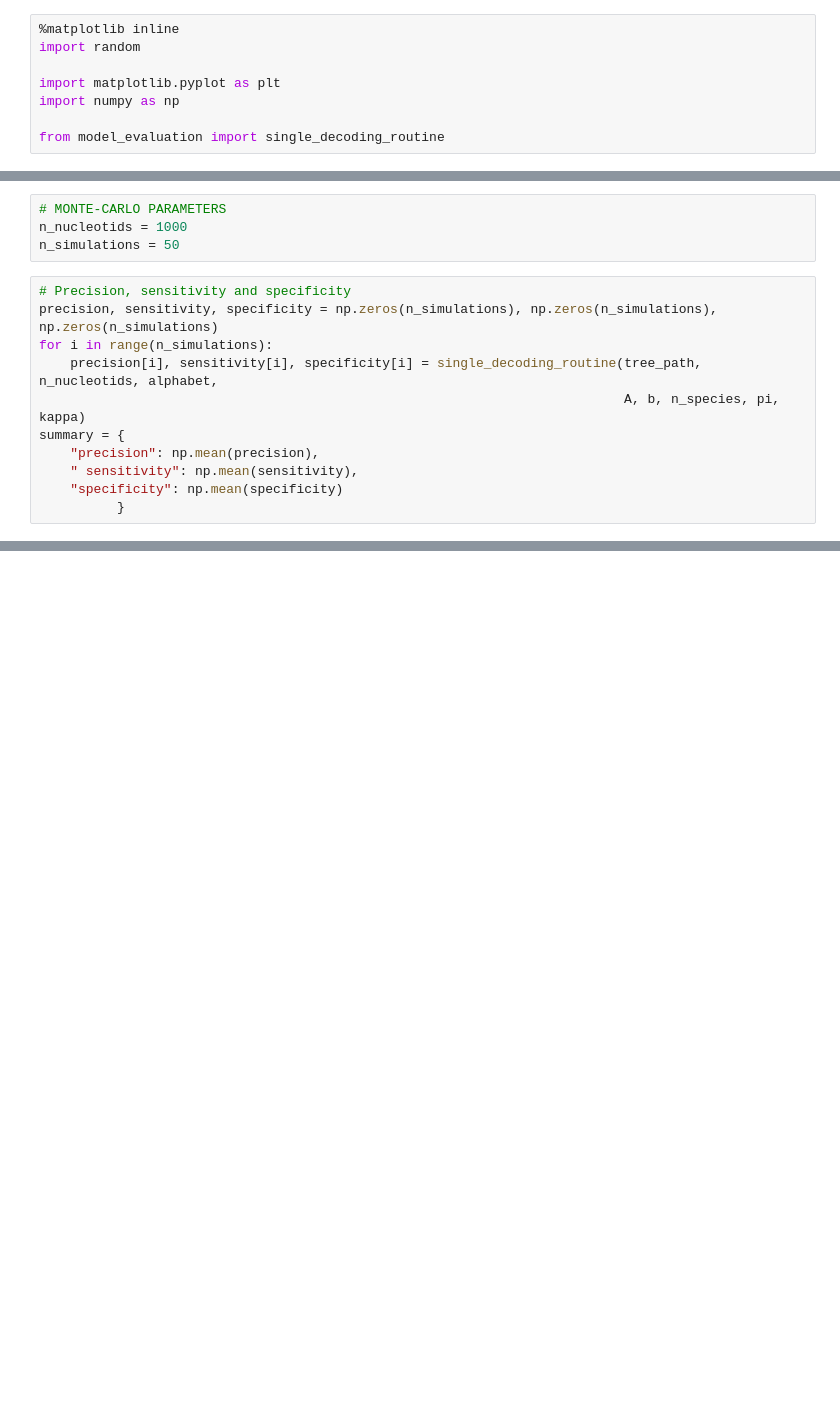
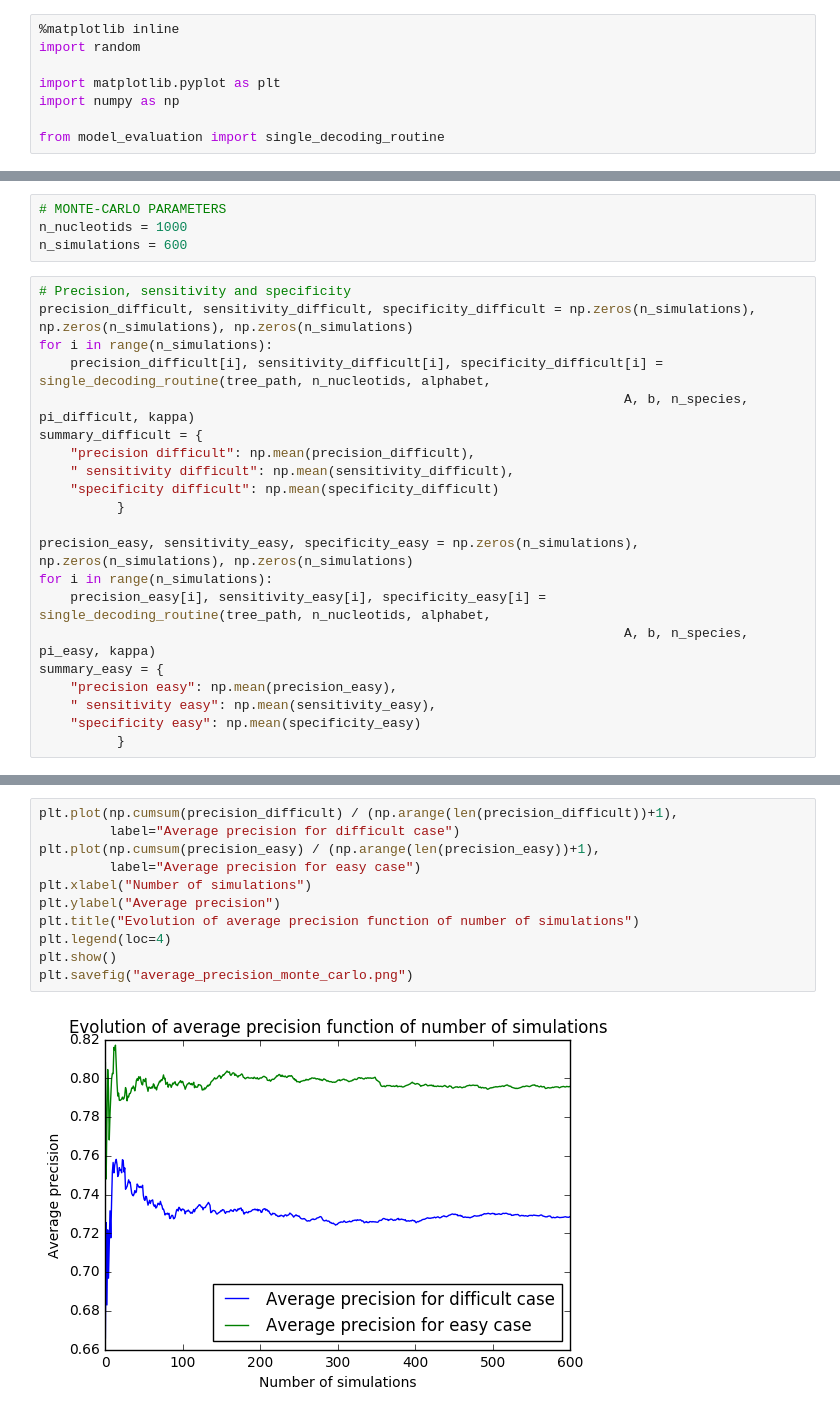
Before and after one commit to zaccharieramzi/phylo-hmm, a Jupyter notebook: experiences_zac.ipynb, the cells around one changed output, grey strips where cells are left out. Cells and saved outputs as stored; diff of their text form; blank space fills up the shorter version.

Commit message:
made justification for monte carlo simulations number

```diff
--- a/experiences_zac.ipynb
+++ b/experiences_zac.ipynb
@@ -40,15 +44,25 @@ kappa = np.array([2.3, 2.7, 4.3, 5.4])
 # %%
 # MONTE-CARLO PARAMETERS
 n_nucleotids = 1000
-n_simulations = 50
+n_simulations = 600
 # %%
 # Precision, sensitivity and specificity
-precision, sensitivity, specificity = np.zeros(n_simulations), np.zeros(n_simulations), np.zeros(n_simulations)
+precision_difficult, sensitivity_difficult, specificity_difficult = np.zeros(n_simulations), np.zeros(n_simulations), np.zeros(n_simulations)
 for i in range(n_simulations):
-    precision[i], sensitivity[i], specificity[i] = single_decoding_routine(tree_path, n_nucleotids, alphabet,
-                                                                           A, b, n_species, pi, kappa)
-summary = {
-    "precision": np.mean(precision),
-    " sensitivity": np.mean(sensitivity),
-    "specificity": np.mean(specificity)
+    precision_difficult[i], sensitivity_difficult[i], specificity_difficult[i] = single_decoding_routine(tree_path, n_nucleotids, alphabet,
+                                                                           A, b, n_species, pi_difficult, kappa)
+summary_difficult = {
+    "precision difficult": np.mean(precision_difficult),
+    " sensitivity difficult": np.mean(sensitivity_difficult),
+    "specificity difficult": np.mean(specificity_difficult)
           }
+
+precision_easy, sensitivity_easy, specificity_easy = np.zeros(n_simulations), np.zeros(n_simulations), np.zeros(n_simulations)
+for i in range(n_simulations):
+    precision_easy[i], sensitivity_easy[i], specificity_easy[i] = single_decoding_routine(tree_path, n_nucleotids, alphabet,
+                                                                           A, b, n_species, pi_easy, kappa)
+summary_easy = {
+    "precision easy": np.mean(precision_easy),
+    " sensitivity easy": np.mean(sensitivity_easy),
+    "specificity easy": np.mean(specificity_easy)
+          }
@@ -72,0 +75,13 @@ array([[ 0.23754968,  0.18012877,  0.23012647,  0.35219508],
+# %%
+plt.plot(np.cumsum(precision_difficult) / (np.arange(len(precision_difficult))+1),
+         label="Average precision for difficult case")
+plt.plot(np.cumsum(precision_easy) / (np.arange(len(precision_easy))+1),
+         label="Average precision for easy case")
+plt.xlabel("Number of simulations")
+plt.ylabel("Average precision")
+plt.title("Evolution of average precision function of number of simulations")
+plt.legend(loc=4)
+plt.show()
+plt.savefig("average_precision_monte_carlo.png")
+# %% [output]
+[figure, added]
```
Also changed, not shown: parts of 6 cells of this notebook.
